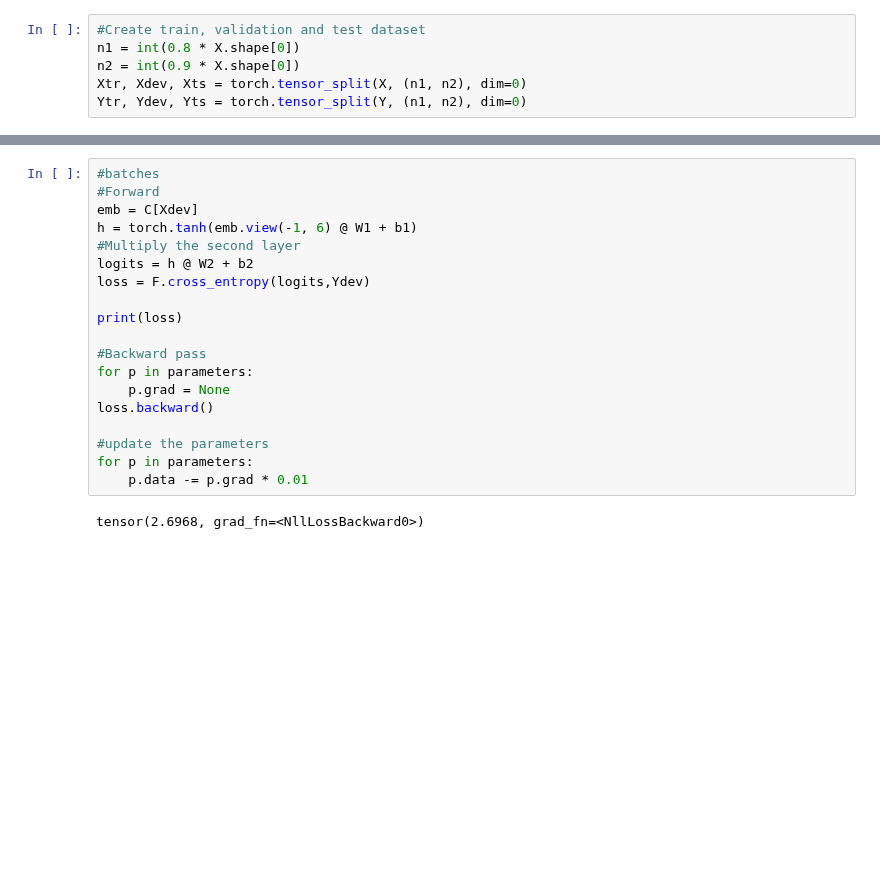
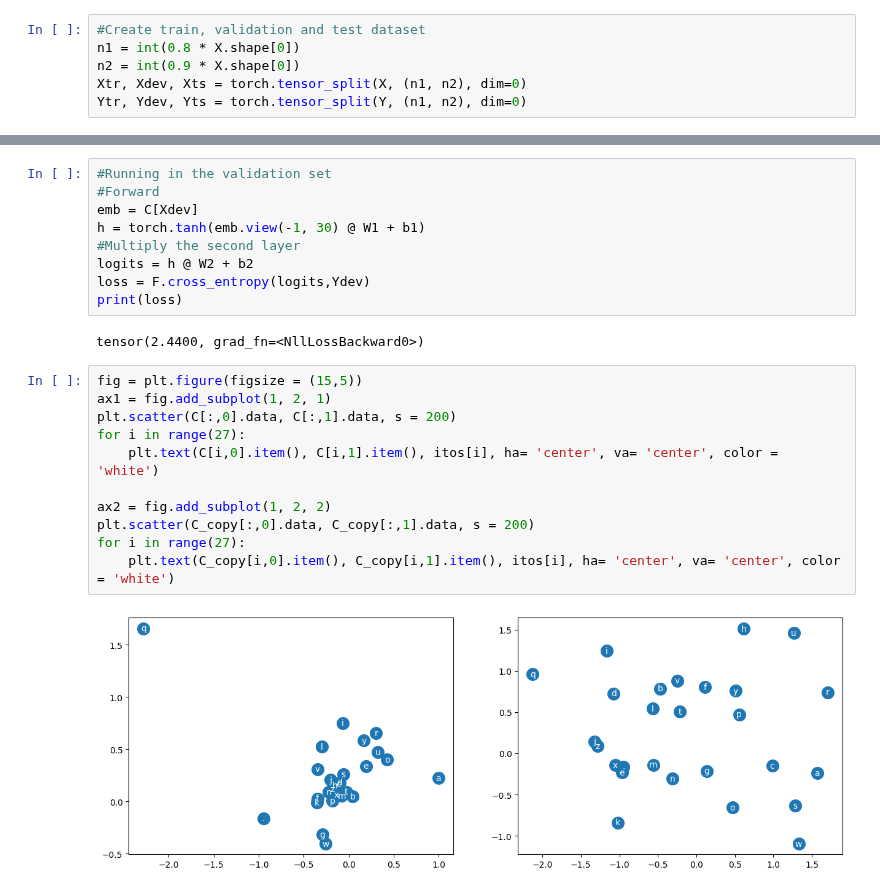
Before and after one commit to jvilchesf/Learning, a Jupyter notebook: Andrej_karpathy_videos/Makemore_2/Makemore_pt3.ipynb, the cells around one changed output, grey strips where cells are left out. Saved outputs shown, nothing was run; the diff lists cells and outputs as text; blank space fills up the shorter version.

```diff
--- a/Andrej_karpathy_videos/Makemore_2/Makemore_pt3.ipynb
+++ b/Andrej_karpathy_videos/Makemore_2/Makemore_pt3.ipynb
@@ -91,21 +161,24 @@ tensor(2.5525, grad_fn=<NllLossBackward0>)
 # %%
-#batches
+#Running in the validation set
 #Forward
 emb = C[Xdev]
-h = torch.tanh(emb.view(-1, 6) @ W1 + b1)
+h = torch.tanh(emb.view(-1, 30) @ W1 + b1)
 #Multiply the second layer
 logits = h @ W2 + b2
 loss = F.cross_entropy(logits,Ydev)
-
 print(loss)
-
-#Backward pass
-for p in parameters:
-    p.grad = None
-loss.backward()
-
-#update the parameters
-for p in parameters:
-    p.data -= p.grad * 0.01
 # %% [output]
-tensor(2.6968, grad_fn=<NllLossBackward0>)
+tensor(2.4400, grad_fn=<NllLossBackward0>)
+# %%
+fig = plt.figure(figsize = (15,5))
+ax1 = fig.add_subplot(1, 2, 1)
+plt.scatter(C[:,0].data, C[:,1].data, s = 200)
+for i in range(27):
+    plt.text(C[i,0].item(), C[i,1].item(), itos[i], ha= 'center', va= 'center', color = 'white')
+
+ax2 = fig.add_subplot(1, 2, 2)
+plt.scatter(C_copy[:,0].data, C_copy[:,1].data, s = 200)
+for i in range(27):
+    plt.text(C_copy[i,0].item(), C_copy[i,1].item(), itos[i], ha= 'center', va= 'center', color = 'white')
+# %% [output]
+[figure, added]
```
Also changed, not shown: parts of 8 cells of this notebook, 3 other files.
